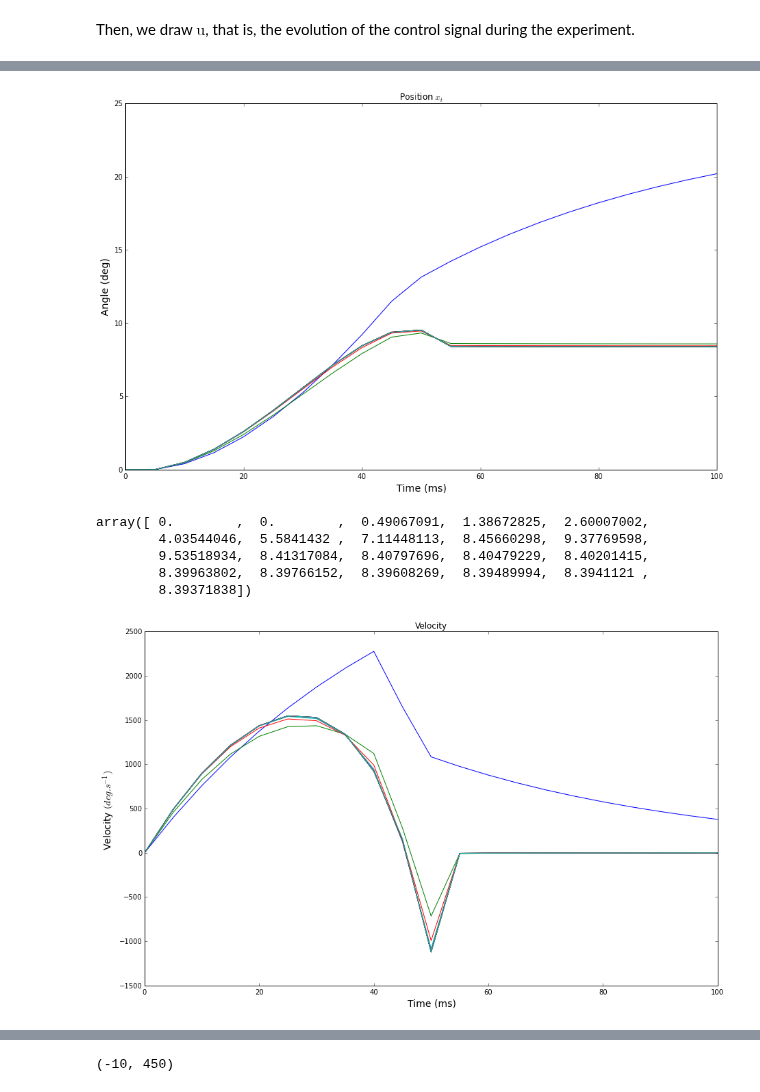
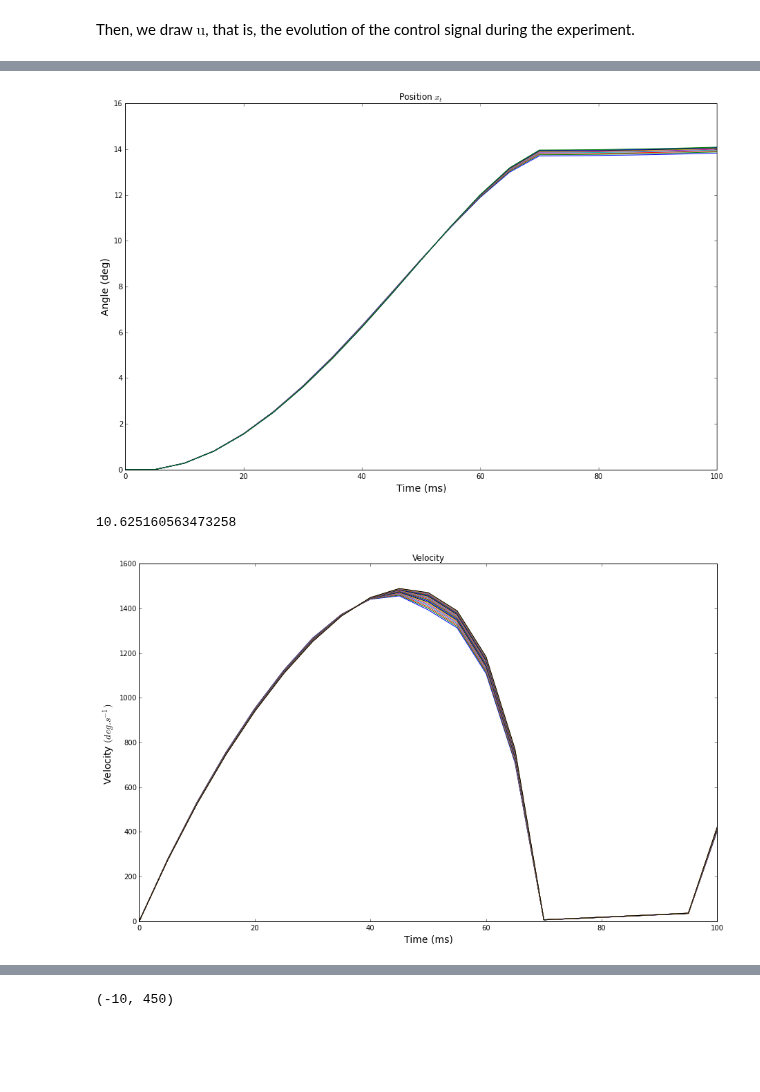
Before and after one commit to AnaideT/OptimalPrecision, a Jupyter notebook: 2017-05-26 Minimum-variance theory and adaptation.ipynb, the cells around one changed output, grey strips where cells are left out. Cells and saved outputs as stored; diff of their text form; code cells hidden in the pictures; blank space fills up the shorter version.

```diff
--- a/2017-05-26 Minimum-variance theory and adaptation.ipynb
+++ b/2017-05-26 Minimum-variance theory and adaptation.ipynb
@@ -343,8 +343,6 @@ multiplier2[0] = [10,0]
 # %%
 def cost_deriv3(u, i): # Derivative of the cost function with respect to u_i
-    if i < T:
-        return (2*np.transpose(ci[:,(T-i-1):(T+R-i)])*np.array([(expectation3(u,t)-xT_f(t)).tolist() for t in (T+np.arange(R+1))]*multiplier2)).sum() + 2*(m**2)*k*u[i]*(ci0_array[(T+1-i-1):(T+R-i)]**2).sum()
-    elif i == T:
-        return (2*np.transpose(ci[:,0:R])*([expectation3(u,t).tolist() for t in (T+1+np.arange(R))]-xT_adap)).sum() + 2*(m**2)*k*u[T]*(ci0_array[0:R]**2).sum()
+    if i < T2:
+        return coef*(expectation3(u,T1)-xT)[0]+(2*np.transpose(ci[:,(T2-i-1):(T1+R-i)])*np.array([expectation3(u,t).tolist() for t in (T2+np.arange(R+T1-T2+1))]-xT_adap)).sum() + 2*(m**2)*k*u[i]*(ci0_array[(T2+1-i-1):(T1+R-i)]**2).sum()
     else:
-        return (2*np.transpose(ci[:,0:(T+R-i)])*([expectation3(u,t).tolist() for t in (i+1+np.arange(R+T-i))]-xT_adap)).sum() + 2*(m**2)*k*u[i]*(ci0_array[0:(T+R-i)]**2).sum()
+        return coef*(expectation3(u,T1)-xT)[0]+(2*np.transpose(ci[:,0:(T1+R-i)])*np.array([expectation3(u,t).tolist() for t in (i+1+np.arange(R+T1-i))]-xT_adap)).sum() + 2*(m**2)*k*u[i]*(ci0_array[0:(T1+R-i)]**2).sum()
@@ -366,20 +368,20 @@ cost_deriv3(utest,0)
 # %% [markdown]
 We choose the number of iterations of the process and the stepsize $\eta$ of the gradient descent.
 # %%
-niter = 100000
-eta = 0.001
+niter = 150000
+eta = 0.0002
 # %%
 #np.random.seed(42)
 #u = np.random.uniform(-5, 5, T+R+1)
 #u[T:T+R+1]=0
-u = 4* np.ones(T+R+1)
-u[T-2:T] *= -1
-u[T:(T+R+1)] = 0
-a = np.zeros((niter+1, T+R+1)) # To save the evolution of the values of u at each iteration
+#u = 4* np.ones(T1+R+1)
+#u[T1-4:T1] *= -4
+#u[T2:(T1+R+1)] = 0
+a = np.zeros((niter+1, T1+R+1)) # To save the evolution of the values of u at each iteration
 a[0, :] = u.copy()
 for i_iter in np.arange(niter):
     u_old = u.copy()
-    u[0:T+R] = u_old[0:T+R] - eta*np.array([cost_deriv3(u_old, i) for i in np.arange(T+R)])
+    u[0:T1+R] = u_old[0:T1+R] - eta*np.array([cost_deriv3(u_old, i) for i in np.arange(T1+R)])
     a[i_iter+1, :] = u.copy()
 # %%
 u
@@ -415,26 +412,22 @@ plot_signal(a, 10000, 100000, 0.05, 0.05, 0.0050)
 # %%
-position = np.zeros((niter+1,T+R+1))
-velocity = np.zeros((niter+1,T+R+1))
+position = np.zeros((niter+1,T1+R+1))
+velocity = np.zeros((niter+1,T1+R+1))
 
 for i in np.arange(niter+1):
-    for j in np.arange(T+R+1):
+    for j in np.arange(T1+R+1):
         mean = expectation3(a[i,:], j)
         position[i,j] = mean[0]
         velocity[i,j] = mean[1]
 # %%
-plot_position(position, 10000, 100000, 0.05, 0.05, 0.005)
+plot_position(position, 2500, 20000, 0.05, 0.05, 0.005)
 # %% [output]
-[figure, old version]
+[figure, new version]
-# %%
-position[100000]
-# %% [output]
-array([ 0.        ,  0.        ,  0.49067091,  1.38672825,  2.60007002,
-        4.03544046,  5.5841432 ,  7.11448113,  8.45660298,  9.37769598,
-        9.53518934,  8.41317084,  8.40797696,  8.40479229,  8.40201415,
-        8.39963802,  8.39766152,  8.39608269,  8.39489994,  8.3941121 ,
-        8.39371838])
+# %%
+position[20000][T1+1]
+# %% [output]
+10.625160563473258
 # %%
-plot_velocity(velocity, 10000, 100000, 0.05, 0.05, 0.005)
+plot_velocity(velocity, 1000, 20000, 0.05, 0.05, 0.005)
 # %% [output]
-[figure, old version]
+[figure, new version]
 # %%
```
Also changed, not shown: parts of 20 cells of this notebook, 5 other files.
